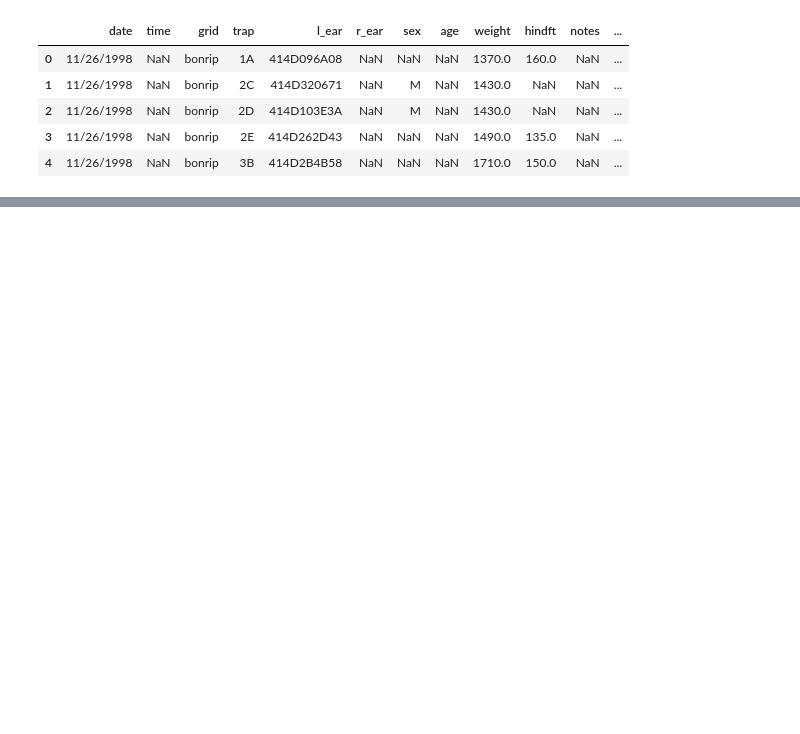
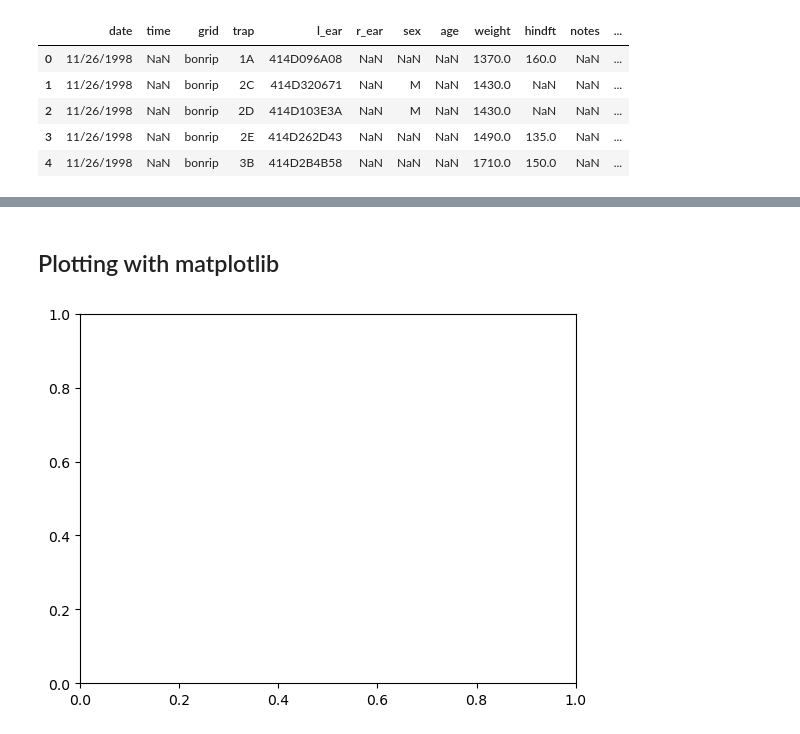
Before and after one commit to ssoriano22/eds220-in-class, a Jupyter notebook: week-4-linear-regression.ipynb, the cells around one changed output, grey strips where cells are left out. Drawn from its saved outputs; the diff is of its cells as text; code cells hidden in the pictures; blank space fills up the shorter version.

```diff
--- a/week-4-linear-regression.ipynb
+++ b/week-4-linear-regression.ipynb
@@ -18,0 +124,10 @@ hares.head()
+# %% [markdown]
+## Plotting with matplotlib
+# %%
+# Initialize empty figure (fig) and axes (ax) - returns fig and single axis
+fig, ax = plt.subplots()
+
+# Display figure
+plt.show()
+# %% [output]
+[figure, added]
```
Also changed, not shown: parts of 24 cells of this notebook.
